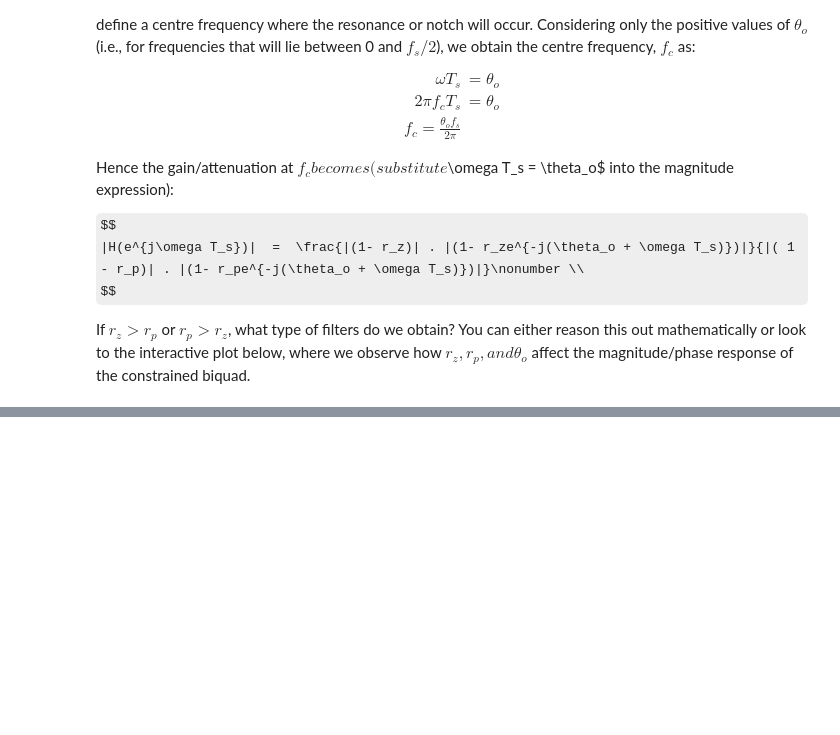
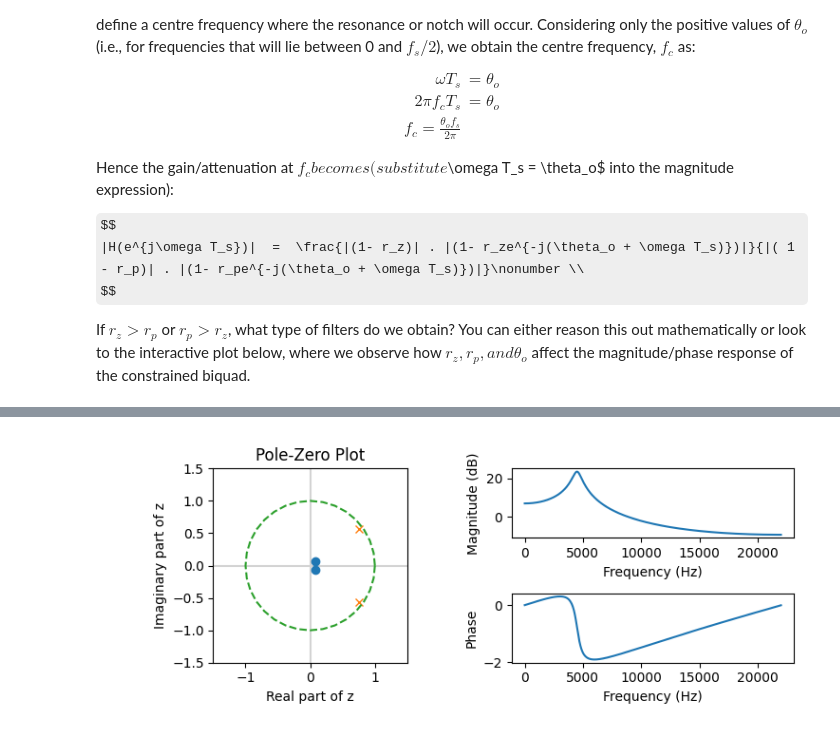
Before and after one commit to randyaliased/acspjbook, a Jupyter notebook: book/dasp/04_Z_domain.ipynb, the cells around one changed output, grey strips where cells are left out. Saved outputs shown, nothing was run; the diff lists cells and outputs as text; code cells hidden in the pictures; some formulas as TeX source; blank space fills up the shorter version.

Commit message:
zdomain filtering

```diff
--- a/book/dasp/04_Z_domain.ipynb
+++ b/book/dasp/04_Z_domain.ipynb
@@ -26,6 +26,8 @@ from IPython.display import Audio, Image
 # function for reading WAV files from a URL. Must be a RAW link, not GitHub HTML
 speech_sample = "https://raw.githubusercontent.com/randyaliased/acspjbook/main/book/audio/F2.wav"
 impulse_resp = "https://raw.githubusercontent.com/randyaliased/acspjbook/main/book/audio/IR1.wav"
+bass_sample = "https://raw.githubusercontent.com/randyaliased/acspjbook/main/book/audio/bass_sample.wav"
+
 
 async def read_wav_from_url(url):
     response = await pyfetch(url)
@@ -742,0 +755,78 @@ interactive(children=(FloatSlider(value=0.8, description='rz', max=0.99, step=0.
+# %%
+# Read in the audio signal
+x, fs = await read_wav_from_url(bass_sample) # read in the bass sample and get its sampling frequency
+x=x*0.3 # reducing the level of the input so it does not clip after filtering.
+
+# Design the constrained biquad filter to be a bandpass filter
+# For this, we want that rp > rz.
+
+fc = 4500 # centre frequency to boost (Hz)
+thetao = (2*np.pi*fc)/fs # corresponding phase angle
+rz = 0.1 # zero radius
+rp = 0.95 # pole radius
+
+# Specify filter coefficients
+bo = 1; b1 = -2*np.cos(thetao)*rz; b2 = rz**2
+a1 = -2*np.cos(thetao)*rp; a2 = rp**2
+b =[bo,b1,b2]
+a =[1, a1, a2]
+
+# Compute the frequency response of the filter using freqz:
+f, H = signal.freqz(b,a, fs=fs) # freqz is a Python command to obtain freq. response of filter, H here is H(e^{j\omegaTs}), f is freq. in Hz.
+H_mag = 20*np.log10(np.abs(H))  # computer the magnitude
+H_phase = np.angle(H) # compute phase
+
+# Obtain poles and zeros
+z, p, g = signal.tf2zpk(b, a) # This is a function to get  zeros, z, poles, p, and gain, g
+
+# Filter the signal
+x_filt = signal.lfilter(b, a, x) # This one line command is how we filter x with filter coefficients (b,a)!
+
+# Plotting
+fig, ax = plt.subplot_mosaic([["top left", "top centre"],["top left", "bottom centre"]],figsize=(7.5,3))
+plt.subplots_adjust(wspace=0.5,hspace=0.4)
+
+# Make a Pole-zero plot
+# generate a unit circle
+phi = np.arange(0,2*np.pi + np.pi/16,np.pi/16)
+unitc = np.exp(1j*phi)
+
+ax["top left"].axvline(0, color='lightgrey')
+ax["top left"].axhline(0, color='lightgrey')
+ax["top left"].plot(z.real, z.imag, 'o',label = 'zeros')
+ax["top left"].plot(p.real, p.imag, 'x', label = 'poles')
+ax["top left"].plot(unitc.real, unitc.imag, '--', label='unit circle')
+ax["top left"].set_xlabel('Real part of z')
+ax["top left"].set_ylabel('Imaginary part of z')
+ax["top left"].set_title('Pole-Zero Plot')
+ax["top left"].set_xlim([-1.5,1.5])
+ax["top left"].set_ylim([-1.5,1.5])
+ax["top left"].set_aspect('equal', 'box')
+# ax["top left"].legend(loc='upper right')
+
+ax["top centre"].plot(f, H_mag)
+ax["top centre"].set_xlabel('Frequency (Hz)')
+ax["top centre"].set_ylabel('Magnitude (dB)')
+
+ax["bottom centre"].plot(f, H_phase)
+ax["bottom centre"].set_xlabel('Frequency (Hz)')
+ax["bottom centre"].set_ylabel('Phase')
+plt.tight_layout()
+
+
+
+# Plot the original and filtered signals
+fig,ax = plt.subplots(figsize=(7.5,3))
+t = np.arange(0, len(x))/fs
+ax.plot(t, x_filt, label='filtered signal')
+ax.plot(t, x, label='original signal')
+ax.set_xlabel('Time(s)')
+ax.set_ylabel('Amplitude')
+plt.tight_layout()
+ax.legend()
+
+print('Original Signal:')
+IPython.display.display(Audio(x.T, rate=fs,normalize=False))
+print('Filtered Signal:')
+IPython.display.display(Audio(x_filt.T, rate=fs,normalize=False))
+# %% [output]
@@ -742,0 +837 @@ interactive(children=(FloatSlider(value=0.8, description='rz', max=0.99, step=0.
+[figure, added]
```
Also changed, not shown: parts of 5 cells of this notebook, 2 other files.
